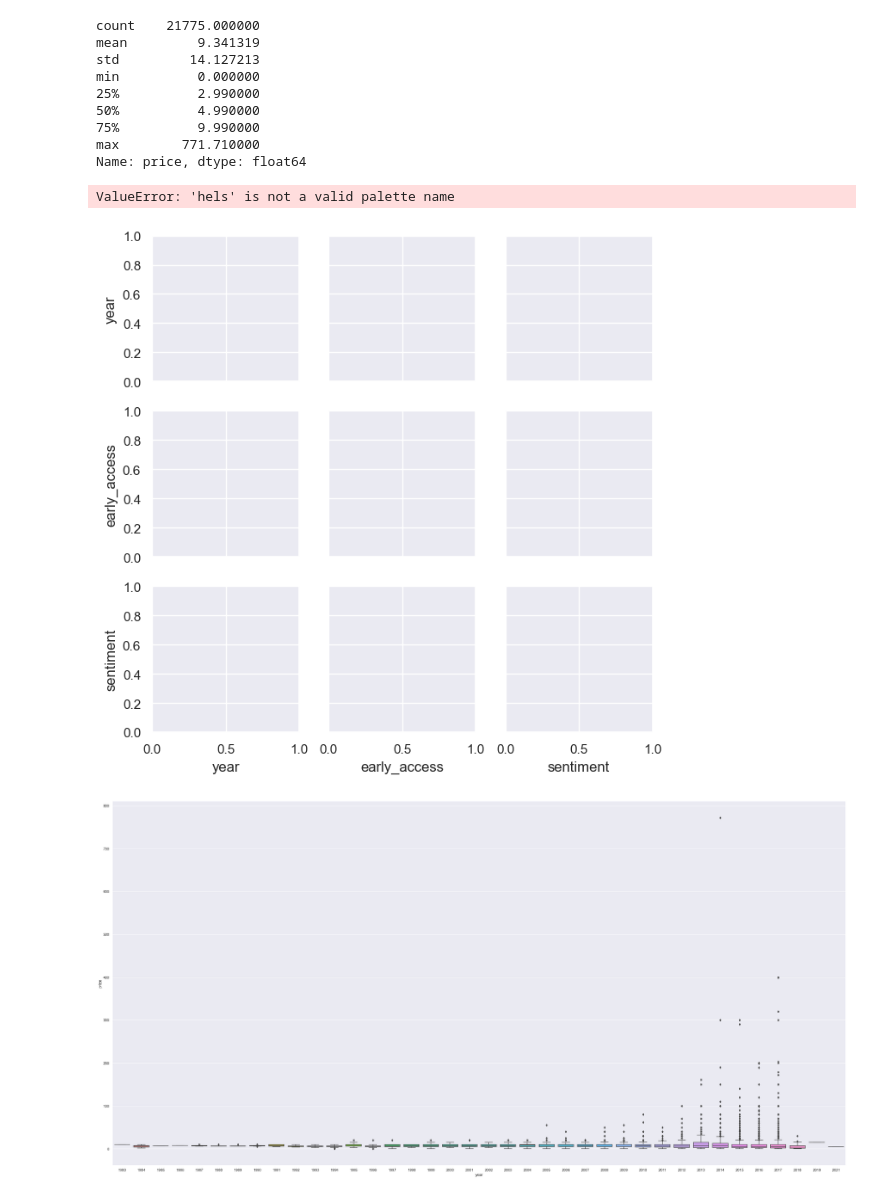
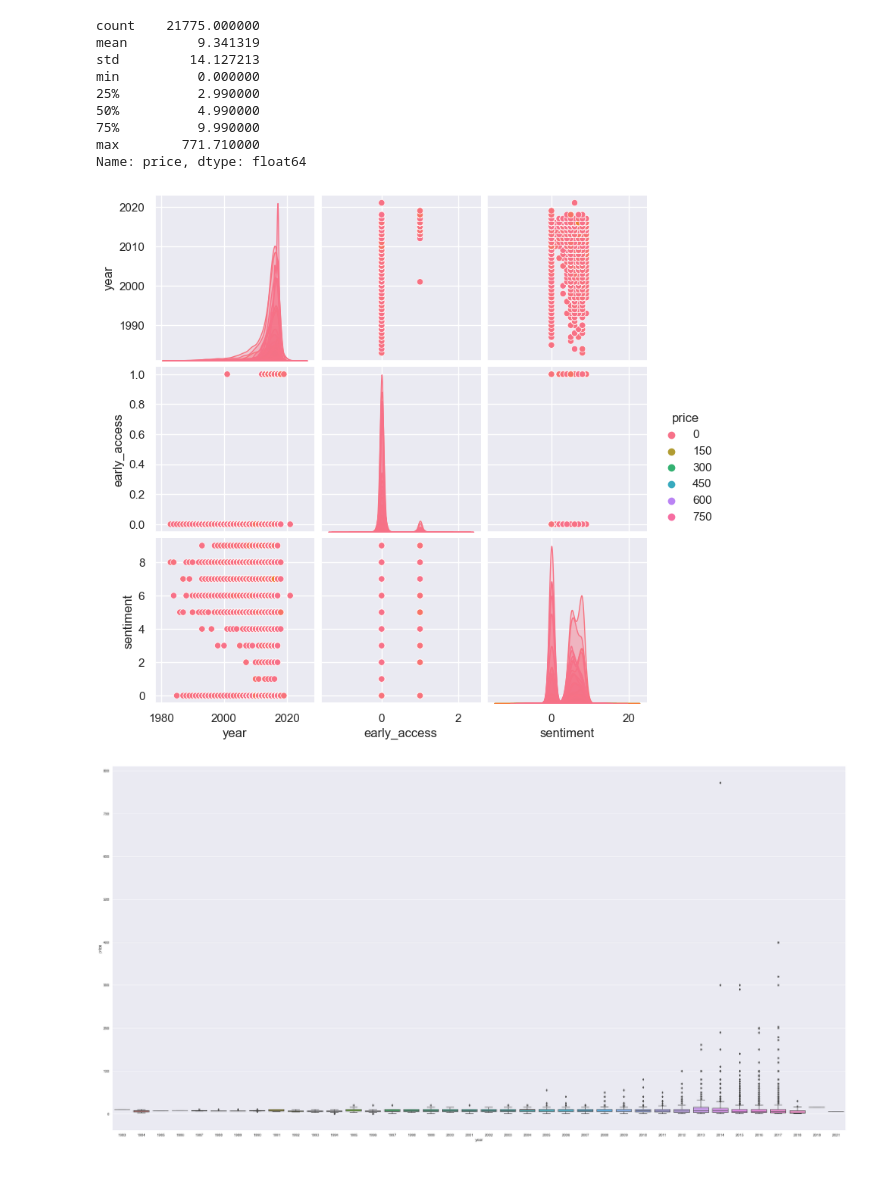
Before and after one commit to LLozanoBaron/Project_MLops, a Jupyter notebook: Proyecto_individual_1.ipynb, the cells around one changed output. Saved outputs shown, nothing was run; the diff lists cells and outputs as text; code cells hidden in the pictures.

```diff
--- a/Proyecto_individual_1.ipynb
+++ b/Proyecto_individual_1.ipynb
@@ -273,11 +296,10 @@ min          0.000000
 max        771.710000
 Name: price, dtype: float64
 # %%
-sns.pairplot(dfc2, hue = 'price',palette='hels')
+sns.pairplot(dfc2, hue = 'price',palette='husl')
 plt.show()
 # %% [output]
-ValueError: 'hels' is not a valid palette name
-[figure, old version]
+[figure, new version]
 # %%
 # Do a boxplot to determine the outliers
 plt.figure(figsize=(40, 20))
```
Also changed, not shown: parts of 10 cells of this notebook, 3 other files.
